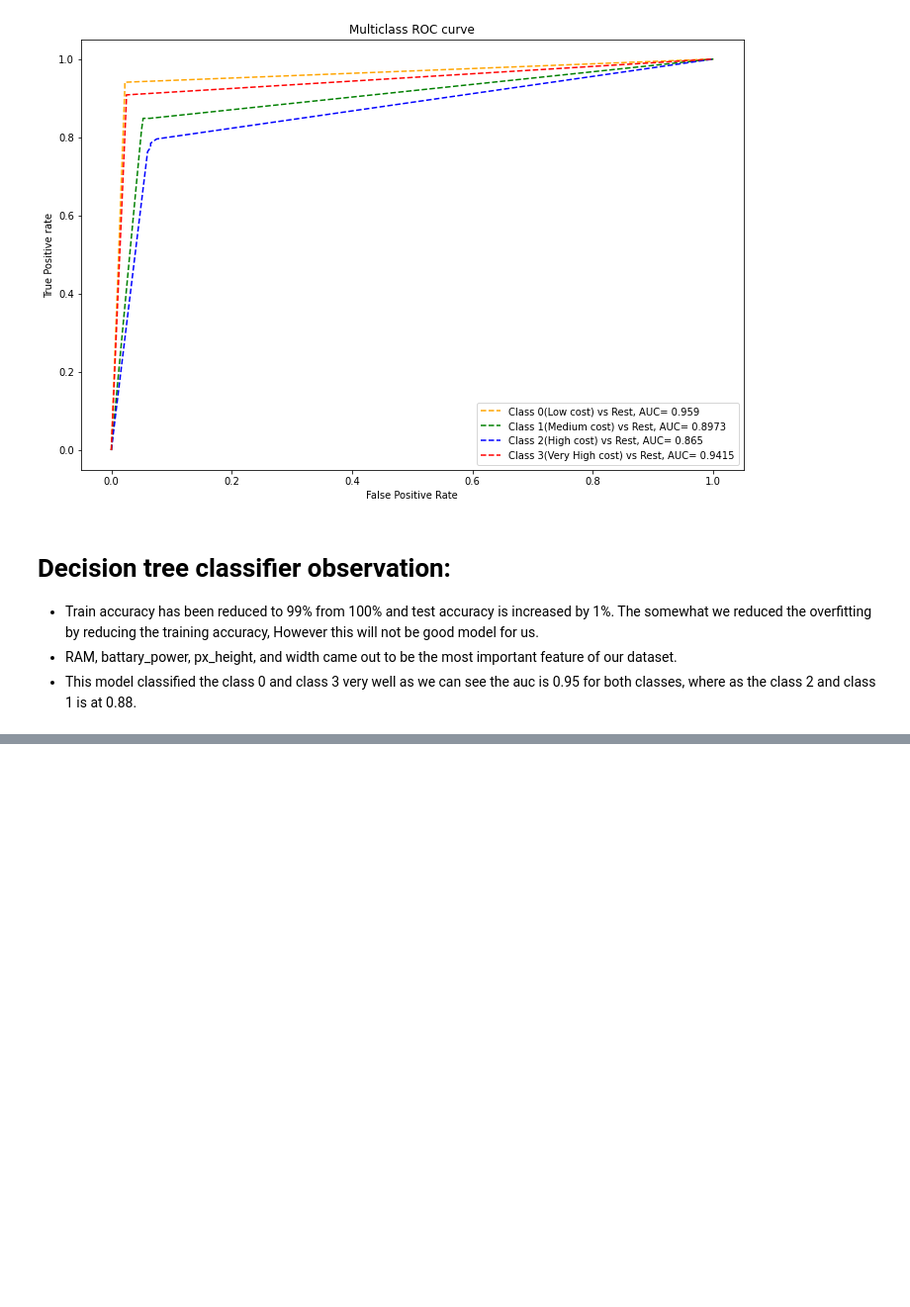
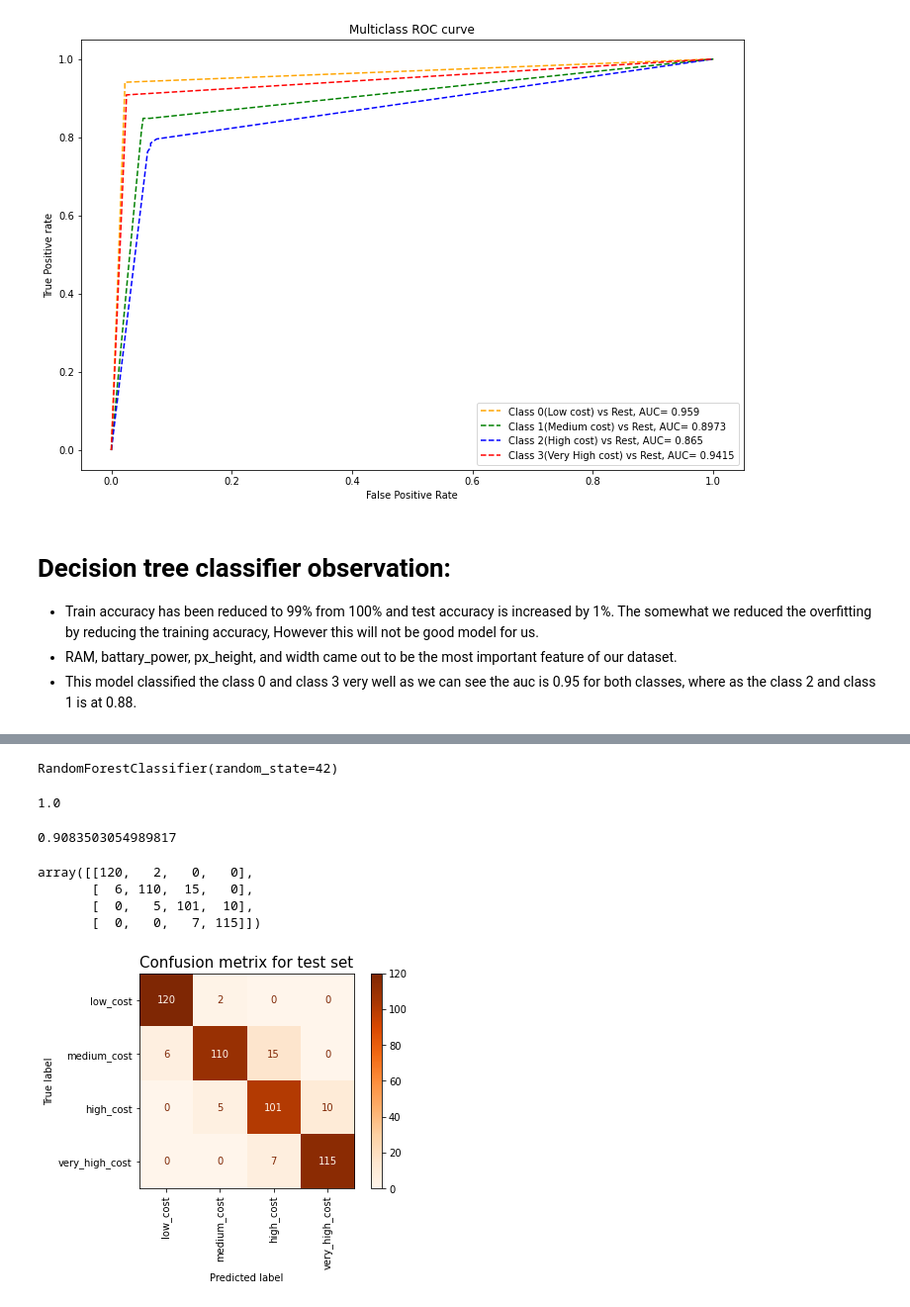
Before and after one commit to itsmimahi/Mobile-Price-Range-Prediction, a Jupyter notebook: ML_Classificatin_Project.ipynb, the cells around one changed output, grey strips where cells are left out. Shown at 99% size. Drawn from its saved outputs; the diff is of its cells as text; code cells hidden in the pictures; blank space fills up the shorter version.

```diff
--- a/ML_Classificatin_Project.ipynb
+++ b/ML_Classificatin_Project.ipynb
@@ -893,0 +896,11 @@ plot_auc_roc(y_test,pred_prob)
+# %%
+# splitting the data into train and test set.
+x_train, x_test, y_train, y_test = train_test_split(x,y, test_size=0.25, random_state=42)
+# %%
+# Creating object of an classifier.
+rfc = RandomForestClassifier(random_state=42)
+# %%
+# Fitting the model.
+rfc.fit(x_train,y_train)
+# %% [output]
+RandomForestClassifier(random_state=42)
@@ -893,0 +911,26 @@ plot_auc_roc(y_test,pred_prob)
+# %%
+# Checking the accuracy of train set.
+accuracy_score(y_train,y_train_predict)
+# %% [output]
+1.0
+# %%
+# Checking the accuracy of test set.
+accuracy_score(y_test,y_test_predict)
+# %% [output]
+0.9083503054989817
+# %%
+# Creating the confusion metrix for test set.
+cfm = confusion_matrix(y_test,y_test_predict)
+cfm
+# %% [output]
+array([[120,   2,   0,   0],
+       [  6, 110,  15,   0],
+       [  0,   5, 101,  10],
+       [  0,   0,   7, 115]])
+# %%
+# Plotting the confusion metrix for test set.
+plot_confusion_matrix(rfc,x_test,y_test, cmap='Oranges', display_labels=class_list, xticks_rotation='vertical')
+plt.title('Confusion metrix for test set', fontsize=15)
+plt.show()
+# %% [output]
+[figure, added]
```
Also changed, not shown: parts of 10 cells of this notebook.
